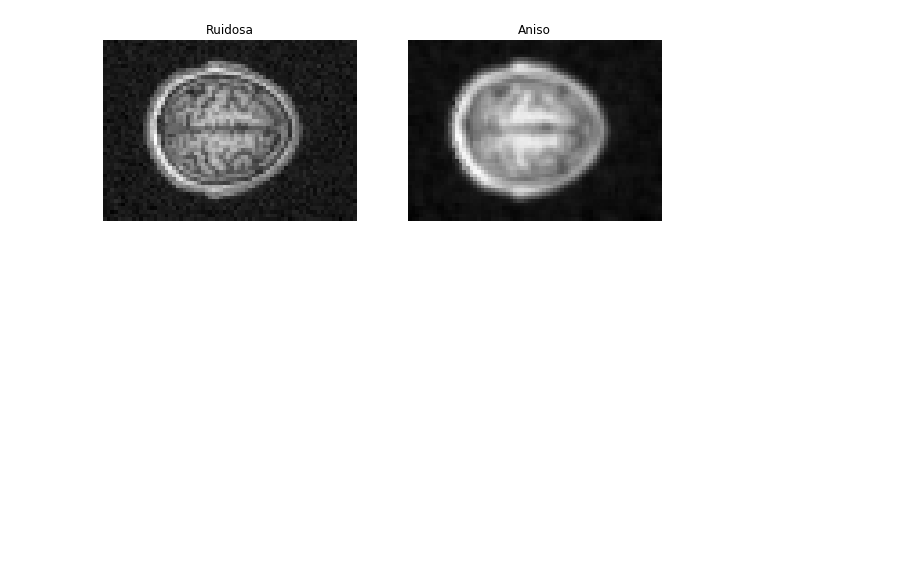
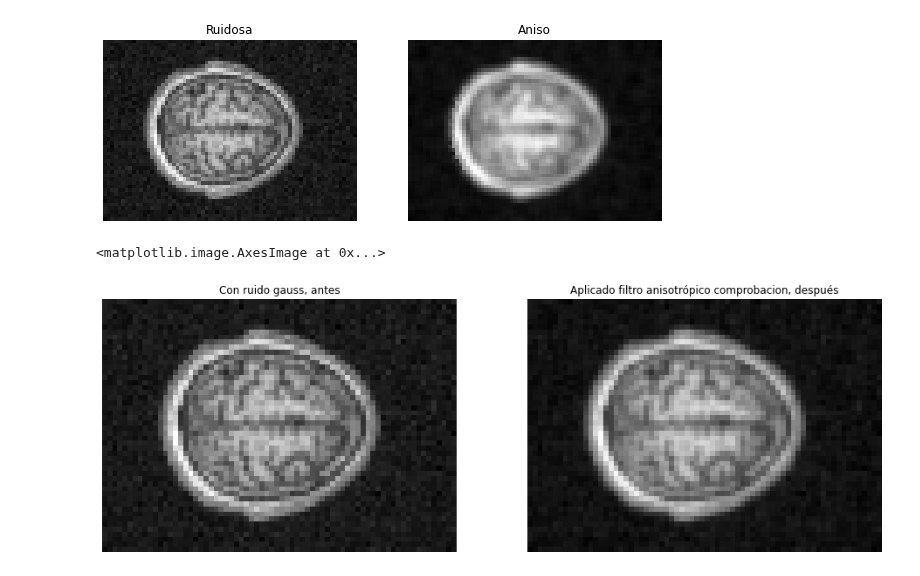
Before and after one commit to Mariaprddz/Analisis, a Jupyter notebook: Analisis/AnisotropicKindaDefooooo.ipynb, the cells around one changed output. Cells and saved outputs as stored; diff of their text form; code cells hidden in the pictures; blank space fills up the shorter version.

```diff
--- a/Analisis/AnisotropicKindaDefooooo.ipynb
+++ b/Analisis/AnisotropicKindaDefooooo.ipynb
@@ -69,0 +227,13 @@ plt.imshow(denoise_img, cmap=plt.cm.gray)
+# %%
+aniso= anisodiff(img_gauss)
+# %%
+fig = plt.figure(figsize=(16,10))
+plt.subplot(121)
+plt.imshow(img_gauss,cmap=plt.cm.gray)
+plt.title('Con ruido gauss, antes'), plt.axis('off')
+plt.subplot(122)
+plt.title('Aplicado filtro anisotrópico comprobacion, después'), plt.axis('off')
+plt.imshow(aniso,cmap=plt.cm.gray)
+# %% [output]
+<matplotlib.image.AxesImage at 0x...>
+[figure, added]
```
Also changed, not shown: parts of 23 cells of this notebook.
